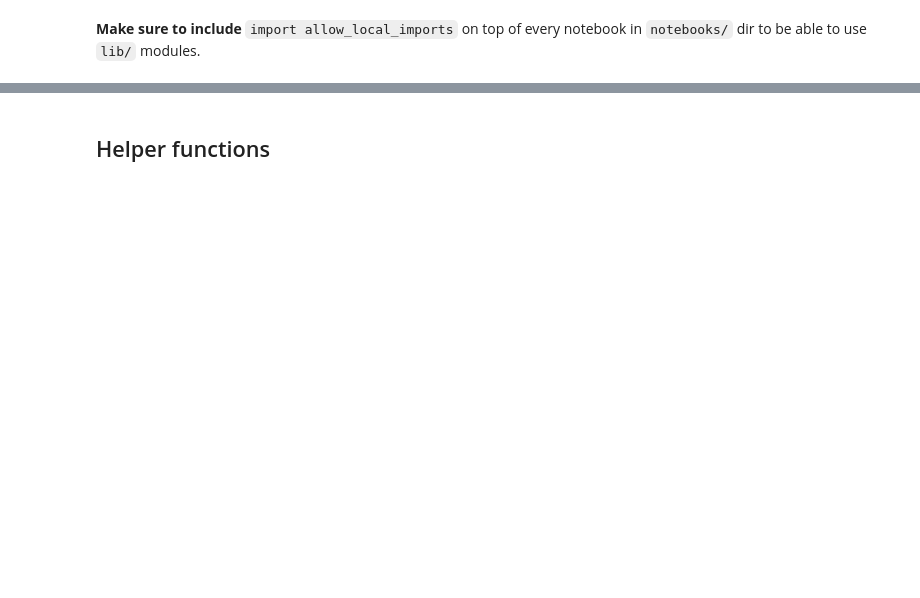
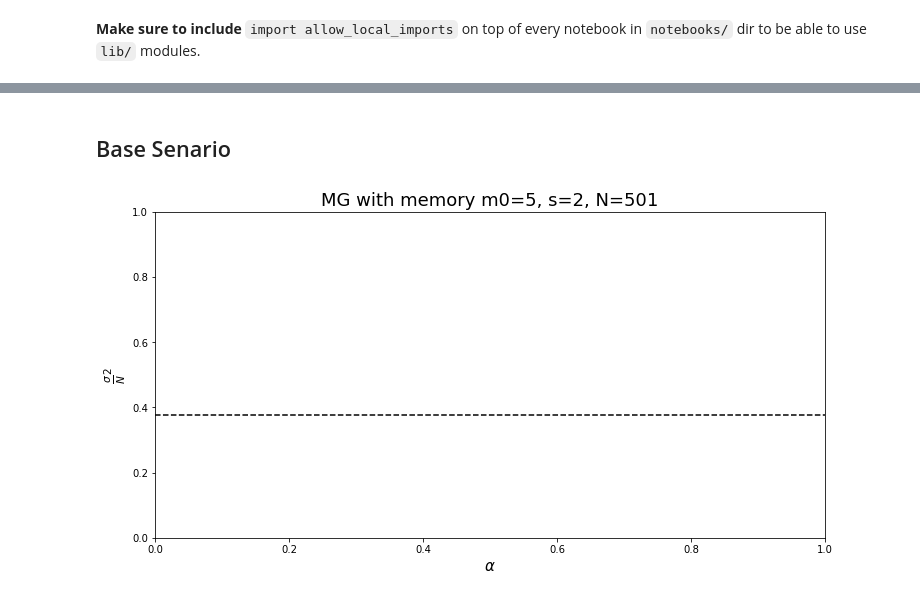
Before and after one commit to dvdblk/abm-project, a Jupyter notebook: notebooks/src_mg.ipynb, the cells around one changed output, grey strips where cells are left out. Drawn from its saved outputs; the diff is of its cells as text; code cells hidden in the pictures; blank space fills up the shorter version.

Commit message:
memory dynamic analysis con'd

```diff
--- a/notebooks/src_mg.ipynb
+++ b/notebooks/src_mg.ipynb
@@ -156,5 +15,3 @@ import matplotlib.pyplot as plt
 import matplotlib.ticker as ticker
 %matplotlib inline
 from scipy.stats import norm
-# %% [markdown]
-## Helper functions
@@ -160,0 +33,49 @@ from scipy.stats import norm
+# %% [markdown]
+## Base Senario
+# %%
+# main parameter initialisation
+m0 = 5
+n_agents = 501
+num_run = 500
+
+#m_g1 = 5
+#m_g2 = 3
+#g1_size = 0.3
+#g2_size = 0.7
+# %%
+'''
+The following parameters have been initialized above:
+    - n_agents
+    - agent_cls = Agent
+    - strategy_clss = [DefaultStrategy]
+    - memory_generator = UniformMemoryGenerator(m0)
+    - max_steps = 500
+
+'''
+
+times_0, attendances_0, mean_A_t_0, vol_A_t_0 = MinorityGame(
+    n_agents=n_agents,
+    factory_dict={
+        1: AgentFactory(
+            Agent,
+            agent_kwargs=dict(strategy_clss=[DefaultStrategy]),
+            memory_generator=UniformMemoryGenerator(m0)
+        ),
+    }
+).simulate_game(max_steps=num_run)
+# %%
+# plot base case
+omega_0 = np.average(vol_A_t_0)/n_agents
+alpha_0 = 2**m0/n_agents
+
+fig, ax = plt.subplots(figsize=(12, 6))
+ax.axhline(y=omega_0, color="k", linestyle="--")
+#ax.axvline(x=alpha_0, color="k", linestyle="--")
+
+plt.title("MG with memory m0=5, s=2, N=501", fontsize=18)
+ax.set_xlabel(r"$\alpha$",fontsize=15)
+ax.set_ylabel(r"$\frac{\sigma}{N}^2$",fontsize=15)
+
+plt.show()
+# %% [output]
+[figure, added]
```
Also changed, not shown: parts of 24 cells of this notebook, 1 other file.
